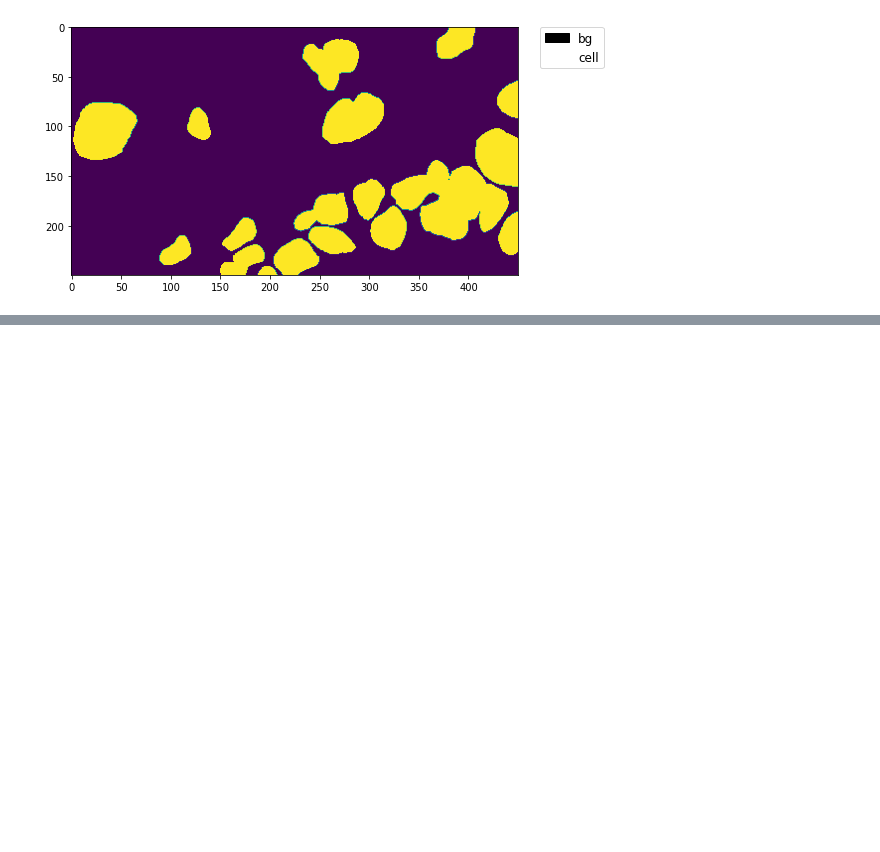
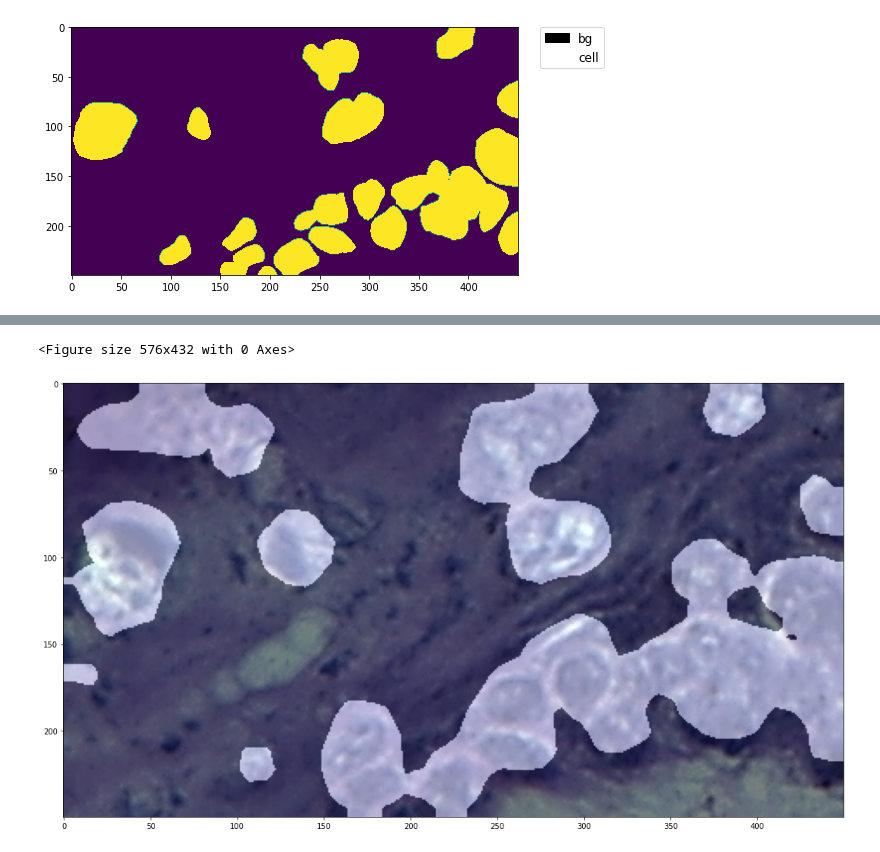
Before and after one commit to matheussn/pspnet, a Jupyter notebook: MMSegmentation_pspNet.ipynb, the cells around one changed output, grey strips where cells are left out. Cells and saved outputs as stored; diff of their text form; code cells hidden in the pictures; blank space fills up the shorter version.

```diff
--- a/MMSegmentation_pspNet.ipynb
+++ b/MMSegmentation_pspNet.ipynb
@@ -176,11 +296,14 @@ train_segmentor(model, datasets, cfg, distributed=False, validate=True, meta=dic
 # %%
 from mmseg.apis import inference_segmentor, show_result_pyplot
-img = mmcv.imread('/content/mmsegmentation/segmentation/images/image003-2-roi1.jpg')
+img = mmcv.imread('segmentation/images/image003-2-roi1.jpg')
 
 model.cfg = cfg
 result = inference_segmentor(model, img)
 plt.figure(figsize=(8, 6))
 show_result_pyplot(model, img, result, palette)
+# %% [output]
+<Figure size 576x432 with 0 Axes>
+[figure, added]
 # %%
 from mmseg.apis import inference_segmentor, show_result_pyplot
 img = mmcv.imread('segmentation/images/image003-2-roi1.jpg')
```
Also changed, not shown: parts of 13 cells of this notebook, 1 other file.
